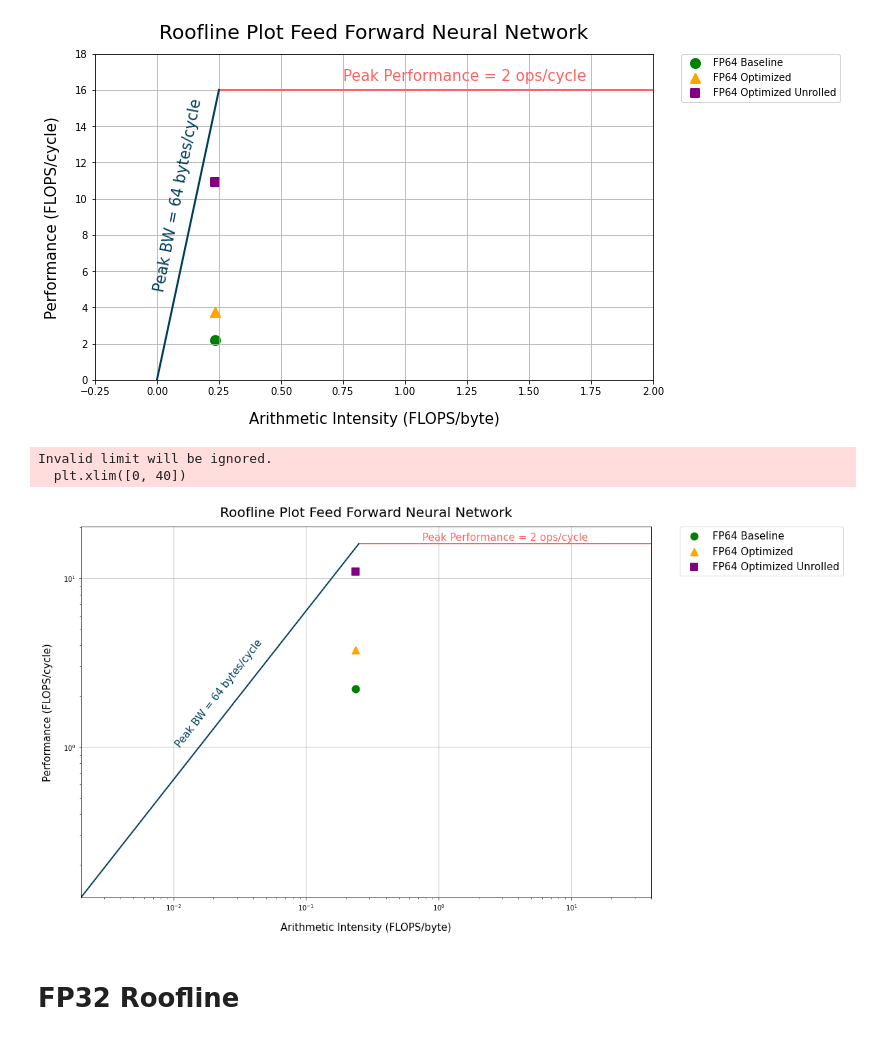
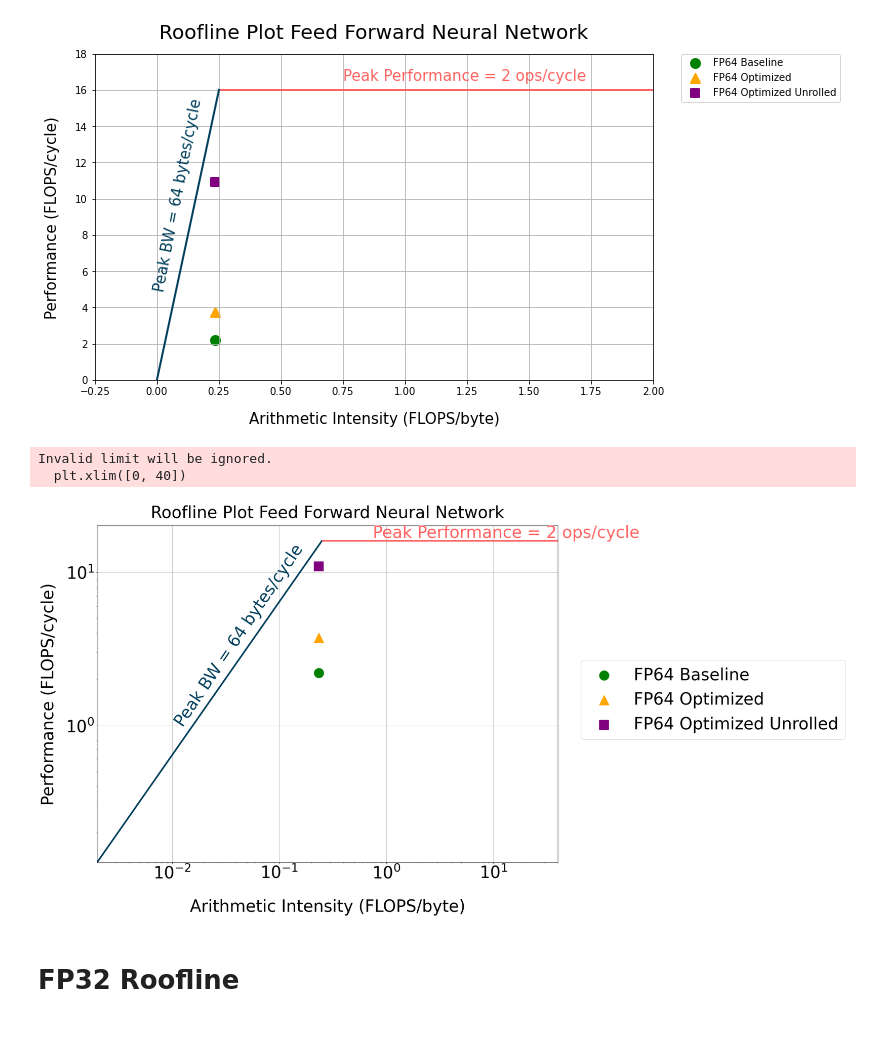
Before and after one commit to viv-eth/snitch, a Jupyter notebook: sw/applications/roofline_clean.ipynb, the cells around one changed output. Cells and saved outputs as stored; diff of their text form; code cells hidden in the pictures.

```diff
--- a/sw/applications/roofline_clean.ipynb
+++ b/sw/applications/roofline_clean.ipynb
@@ -98,27 +98,29 @@ plt.grid(True)
 [figure]
 # %%
 # scatter plot in log scale
-plt.rcParams["figure.figsize"] = (15,10)
+plt.rcParams["figure.figsize"] = (20,15)
 plt.xscale('log')
 plt.yscale('log')
-plt.plot(x, y, '-', color='#003f5c', linewidth=2)
-plt.text(0.01, 1, 'Peak BW = %d bytes/cycle' % peak_BW, fontsize=15, rotation = 52, color='#003f5c')
-plt.text(0.75, 16.8,'Peak Performance = 2 ops/cycle', fontsize=15, color='#ff6361')
-plt.axhline(y=peak_performance, color='#ff6361', linestyle='-', xmin = 0.49, xmax = 2, linewidth=2)
-plt.scatter(linear_arith_intensity, LINEAR_FLOPS_fp64base, color='green', label='FP64 Baseline', s=100, linewidth = 2, marker='o')
-plt.scatter(linear_arith_intensity, LINEAR_FLOPS_fp64opt, color='orange', label='FP64 Optimized', s=100, linewidth = 2, marker='^')
-plt.scatter(linear_arith_intensity, LINEAR_FLOPS_fp64opt_unrolled, color='purple', label='FP64 Optimized Unrolled', s=100, linewidth = 2, marker='s')
+plt.plot(x, y, '-', color='#003f5c', linewidth=4)
+plt.text(0.01, 1, 'Peak BW = %d bytes/cycle' % peak_BW, fontsize=40, rotation = 56, color='#003f5c')
+plt.text(0.75, 16.8,'Peak Performance = 2 ops/cycle', fontsize=40, color='#ff6361')
+plt.axhline(y=peak_performance, color='#ff6361', linestyle='-', xmin = 0.49, xmax = 2, linewidth=4)
+plt.scatter(linear_arith_intensity, LINEAR_FLOPS_fp64base, color='green', label='FP64 Baseline', s=500, linewidth = 2, marker='o')
+plt.scatter(linear_arith_intensity, LINEAR_FLOPS_fp64opt, color='orange', label='FP64 Optimized', s=500, linewidth = 2, marker='^')
+plt.scatter(linear_arith_intensity, LINEAR_FLOPS_fp64opt_unrolled, color='purple', label='FP64 Optimized Unrolled', s=500, linewidth = 2, marker='s')
 plt.xlim([0, 40])
 plt.grid(True)
-plt.legend(bbox_to_anchor=(1.05, 1), loc=2, borderaxespad=0., fontsize=15)
-plt.xlabel('Arithmetic Intensity (FLOPS/byte)', fontsize=15, labelpad=15)
-plt.ylabel('Performance (FLOPS/cycle)', fontsize=15, labelpad=15)
-plt.title('Roofline Plot Feed Forward Neural Network', fontsize=20, pad=15)
+plt.legend(bbox_to_anchor=(1.05, 0.6), loc=2, borderaxespad=0., fontsize=40)
+plt.xlabel('Arithmetic Intensity (FLOPS/byte)', fontsize=40, labelpad=40)
+plt.xticks(fontsize=40)
+plt.yticks(fontsize=40)
+plt.ylabel('Performance (FLOPS/cycle)', fontsize=40, labelpad=20)
+plt.title('Roofline Plot Feed Forward Neural Network', fontsize=40, pad=20)
 plt.show()
 # %% [output]
 Invalid limit will be ignored.
   plt.xlim([0, 40])
-[figure, old version]
+[figure, new version]
 # %% [markdown]
 # FP32 Roofline
 # %%
```
Also changed, not shown: parts of 2 cells of this notebook, 2 other files.
